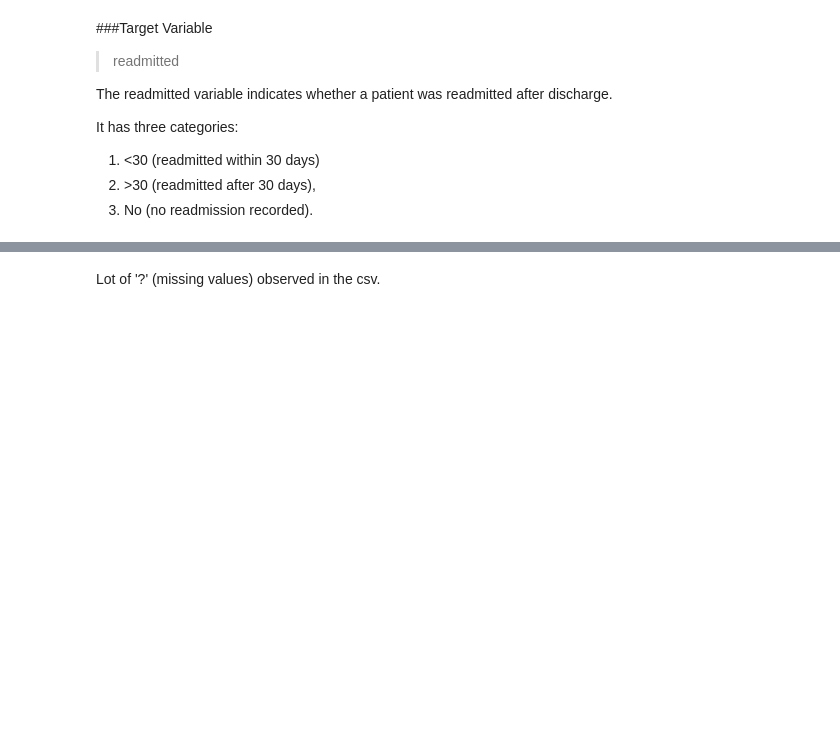
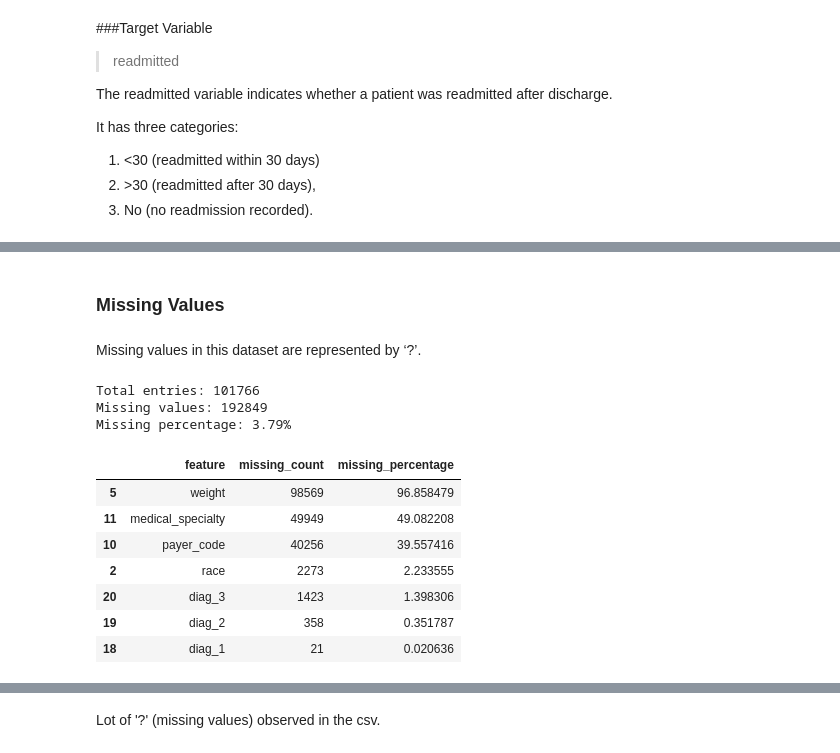
Before and after one commit to Kavithma-Dharmathilake/BIS_Assignment_Data_Analytics_Process_and_Interpretation, a Jupyter notebook: Notebook_file.ipynb, the cells around one changed output, grey strips where cells are left out. Saved outputs shown, nothing was run; the diff lists cells and outputs as text; code cells hidden in the pictures; blank space fills up the shorter version.

```diff
--- a/Notebook_file.ipynb
+++ b/Notebook_file.ipynb
@@ -193,0 +210,4 @@ Requirement already satisfied: six>=1.5 in /usr/local/lib/python3.12/dist-packag
+# %% [markdown]
+### Missing Values
+# %% [markdown]
+Missing values in this dataset are represented by ‘?’.
@@ -193,0 +217,45 @@ Requirement already satisfied: six>=1.5 in /usr/local/lib/python3.12/dist-packag
+# %%
+total_cells = df.size
+missing_cells = df.isna().sum().sum()
+
+missing_percentage = (missing_cells / total_cells) * 100
+
+print(f"Total entries: {101766}")
+print(f"Missing values: {missing_cells}")
+print(f"Missing percentage: {missing_percentage:.2f}%")
+# %% [output]
+Total entries: 101766
+Missing values: 192849
+Missing percentage: 3.79%
+# %%
+total_rows = len(df)
+
+missing_count = df.isna().sum()
+
+missing_percentage = (missing_count / total_rows) * 100
+
+summary_table = pd.DataFrame({
+    "feature": df.columns,
+    "missing_count": missing_count.values,
+    "missing_percentage": missing_percentage.values
+})
+
+# Keep only columns where missing_count > 0
+summary_table = summary_table[summary_table["missing_count"] > 0]
+
+# Sort by highest missing %
+summary_table = summary_table.sort_values(
+    by="missing_percentage",
+    ascending=False
+)
+
+summary_table
+# %% [output]
+|  | feature | missing_count | missing_percentage |
+| 5 | weight | 98569 | 96.858479 |
+| 11 | medical_specialty | 49949 | 49.082208 |
+| 10 | payer_code | 40256 | 39.557416 |
+| 2 | race | 2273 | 2.233555 |
+| 20 | diag_3 | 1423 | 1.398306 |
+| 19 | diag_2 | 358 | 0.351787 |
+| 18 | diag_1 | 21 | 0.020636 |
```
Also changed, not shown: parts of 38 cells of this notebook.
